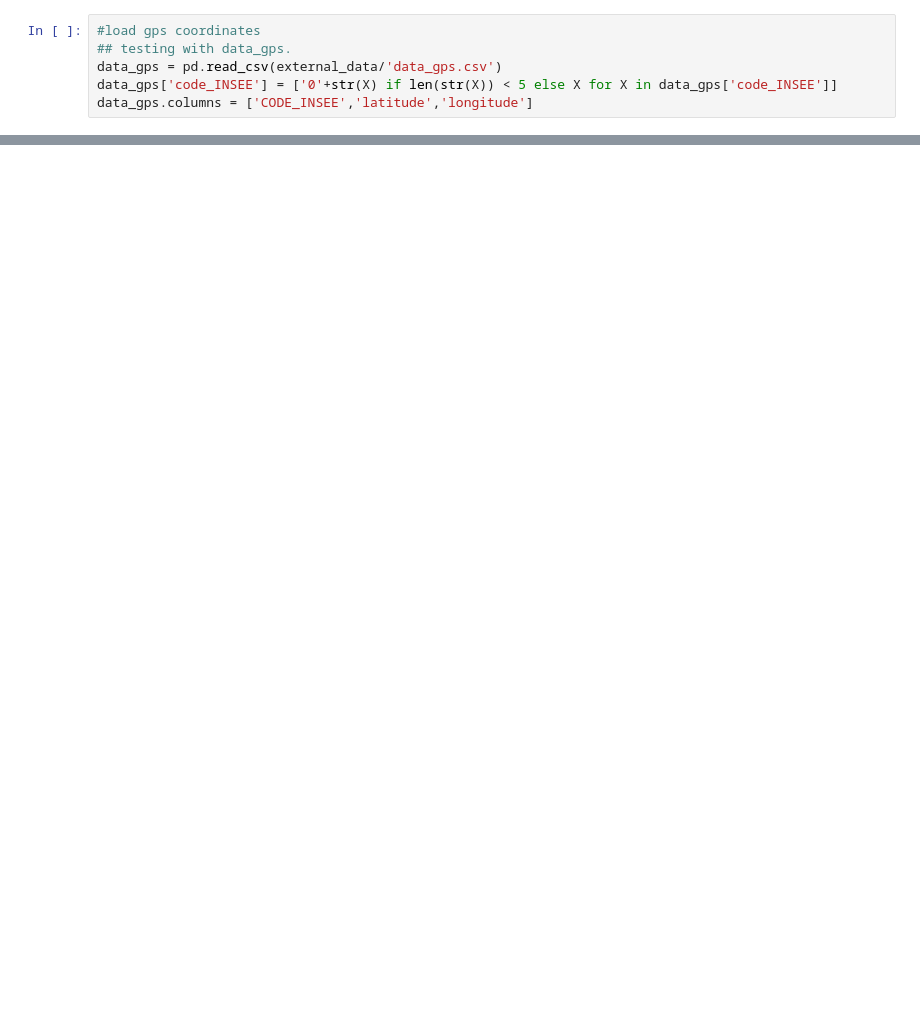
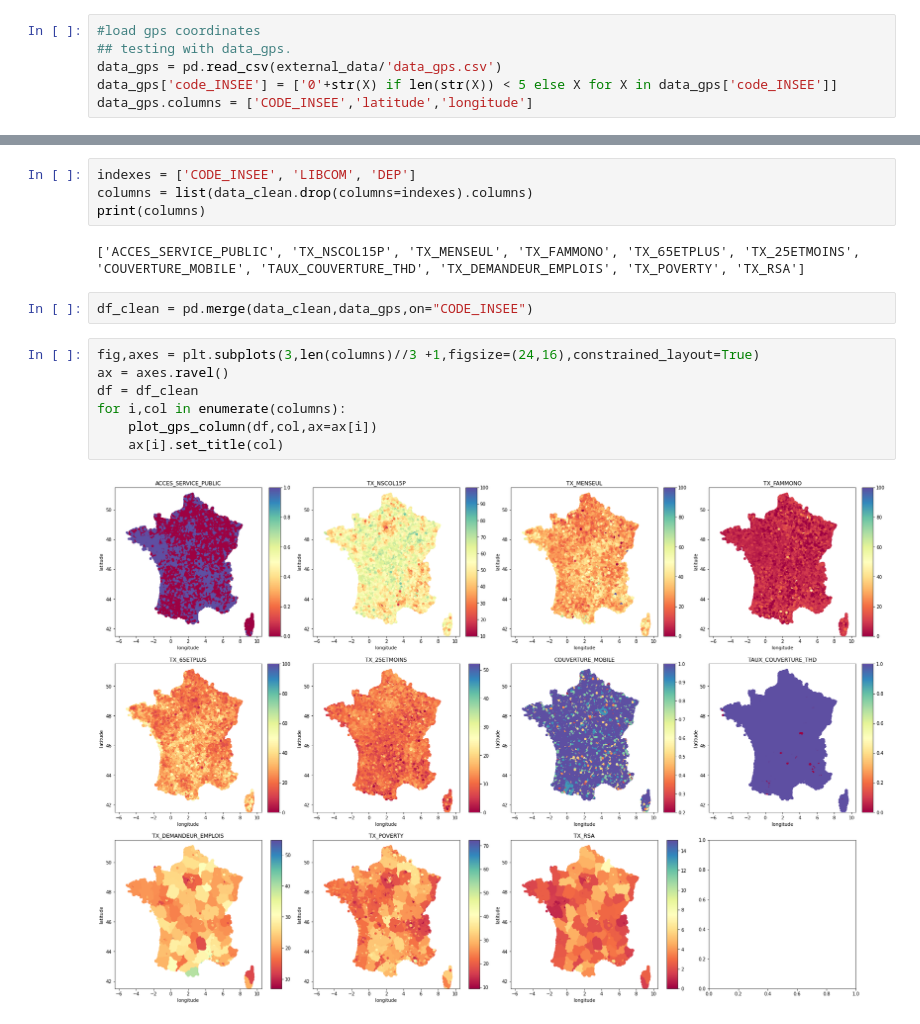
Before and after one commit to dataforgoodfr/batch8_mednum, a Jupyter notebook: notebooks/dataviz_merge.ipynb, the cells around one changed output, grey strips where cells are left out. Cells and saved outputs as stored; diff of their text form; blank space fills up the shorter version.

```diff
--- a/notebooks/dataviz_merge.ipynb
+++ b/notebooks/dataviz_merge.ipynb
@@ -308,0 +74,17 @@ Name: 0, dtype: object
+# %%
+indexes = ['CODE_INSEE', 'LIBCOM', 'DEP']
+columns = list(data_clean.drop(columns=indexes).columns)
+print(columns)
+# %% [output]
+['ACCES_SERVICE_PUBLIC', 'TX_NSCOL15P', 'TX_MENSEUL', 'TX_FAMMONO', 'TX_65ETPLUS', 'TX_25ETMOINS', 'COUVERTURE_MOBILE', 'TAUX_COUVERTURE_THD', 'TX_DEMANDEUR_EMPLOIS', 'TX_POVERTY', 'TX_RSA']
+# %%
+df_clean = pd.merge(data_clean,data_gps,on="CODE_INSEE")
+# %%
+fig,axes = plt.subplots(3,len(columns)//3 +1,figsize=(24,16),constrained_layout=True)
+ax = axes.ravel()
+df = df_clean
+for i,col in enumerate(columns):
+    plot_gps_column(df,col,ax=ax[i])
+    ax[i].set_title(col)
+# %% [output]
+[figure, added]
```
Also changed, not shown: parts of 54 cells of this notebook.
